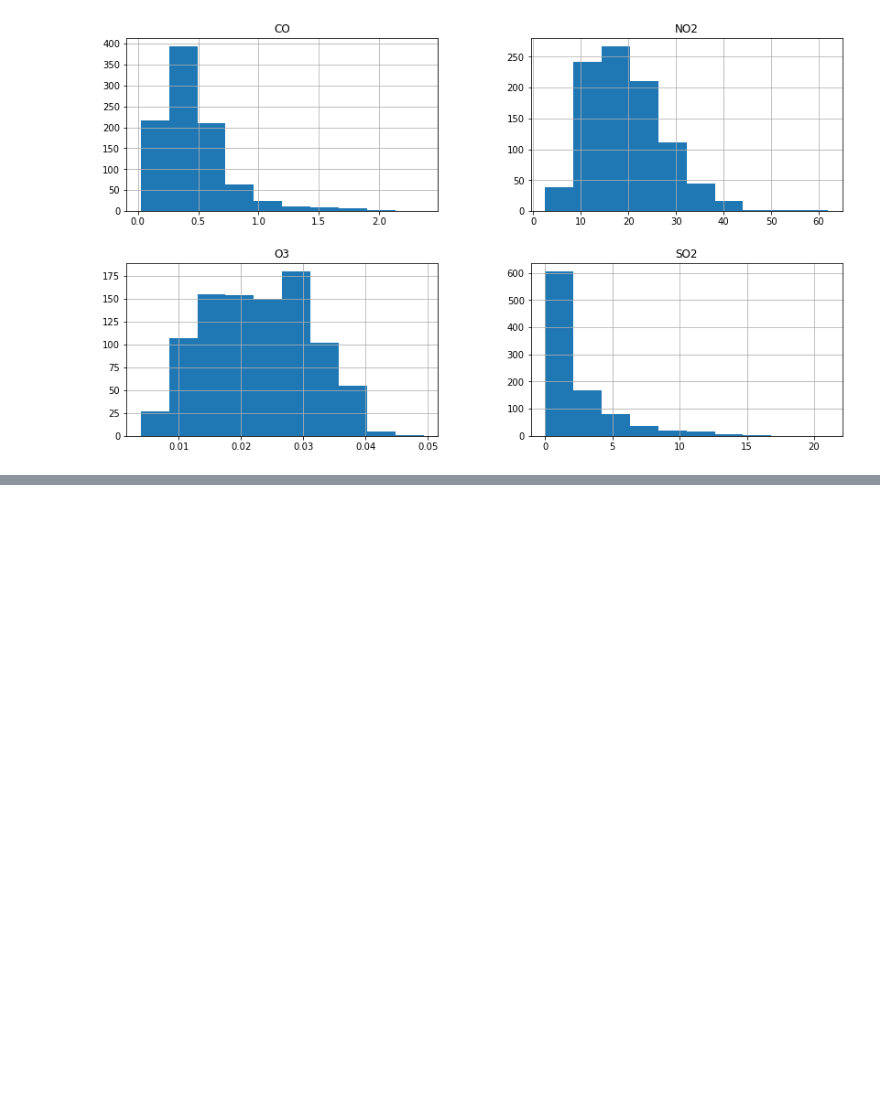
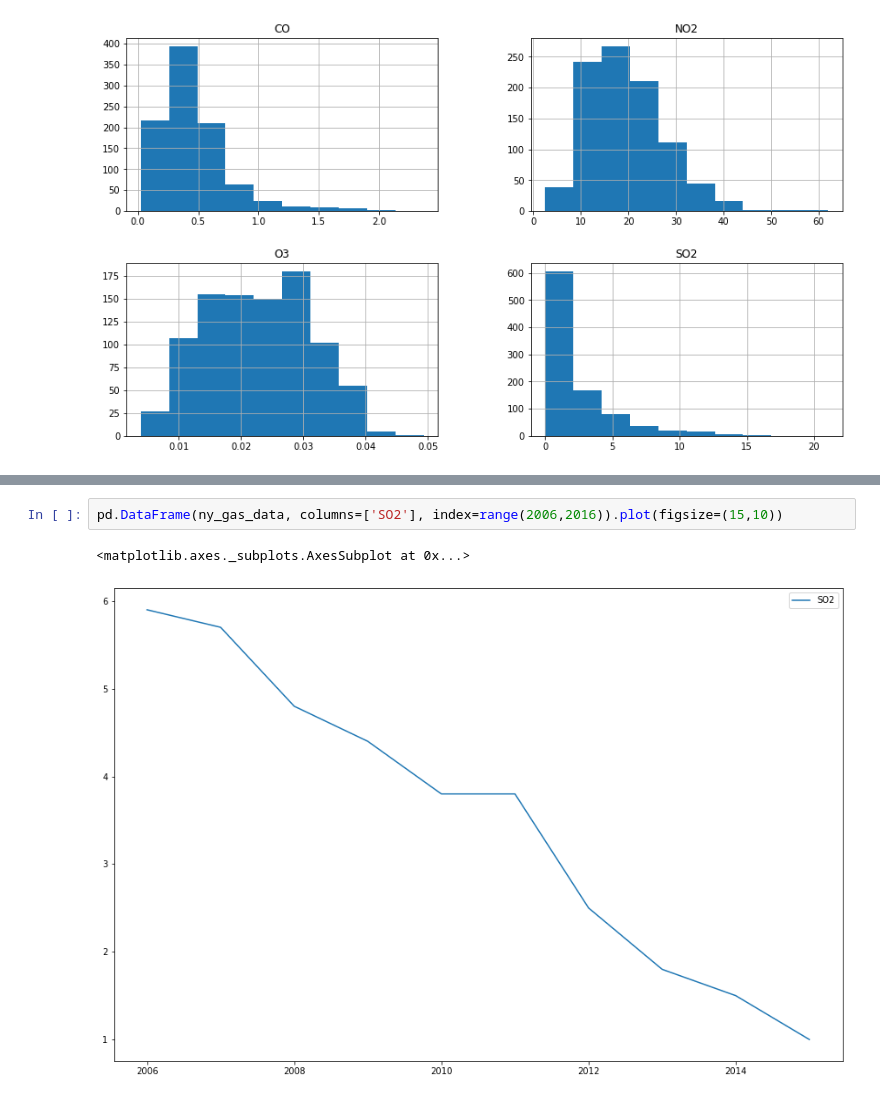
Before and after one commit to mehertech55/Climate-Change-Analysis, a Jupyter notebook: Midterm_Project.ipynb, the cells around one changed output, grey strips where cells are left out. Saved outputs shown, nothing was run; the diff lists cells and outputs as text; blank space fills up the shorter version.

```diff
--- a/Midterm_Project.ipynb
+++ b/Midterm_Project.ipynb
@@ -735,2 +787,7 @@ array([[<matplotlib.axes._subplots.AxesSubplot object at 0x...>,
+# %%
+pd.DataFrame(ny_gas_data, columns=['SO2'], index=range(2006,2016)).plot(figsize=(15,10))
+# %% [output]
+<matplotlib.axes._subplots.AxesSubplot at 0x...>
+[figure, added]
 # %% [markdown]
 <img src='images/image3.png'>
```
Also changed, not shown: parts of 13 cells of this notebook, 8 other files.
